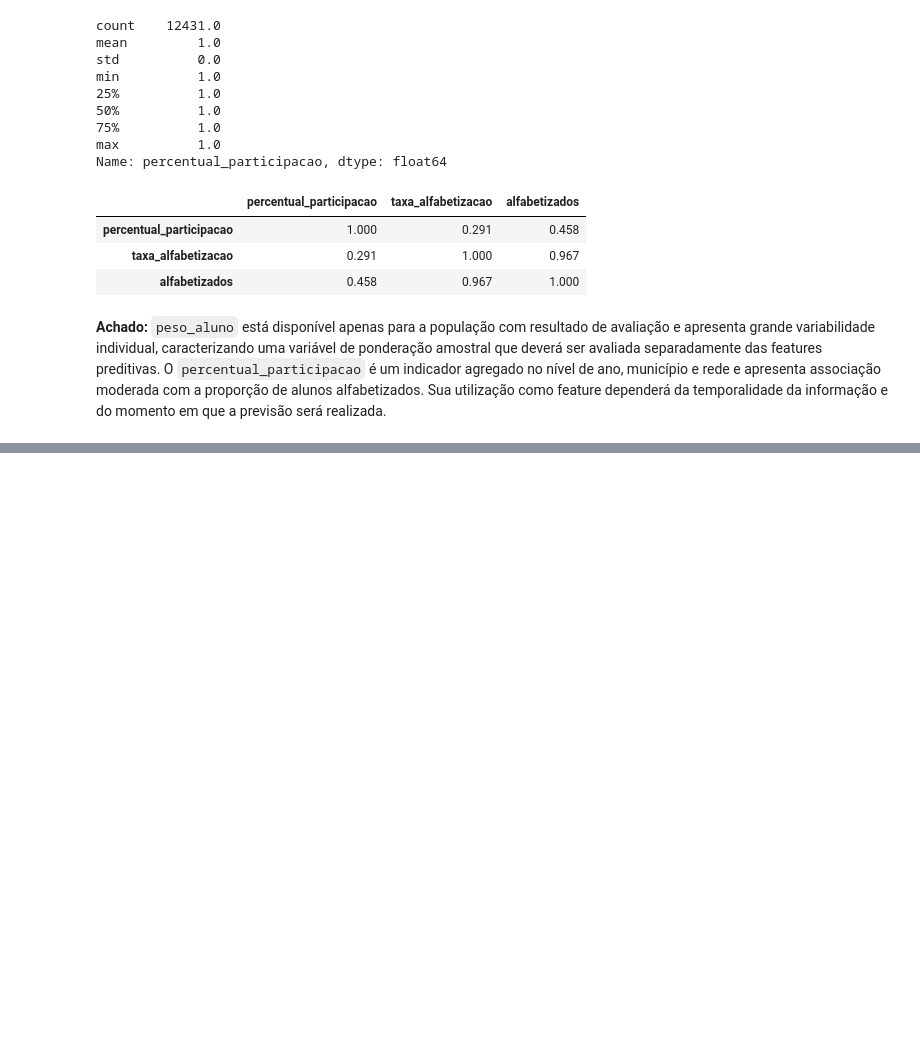
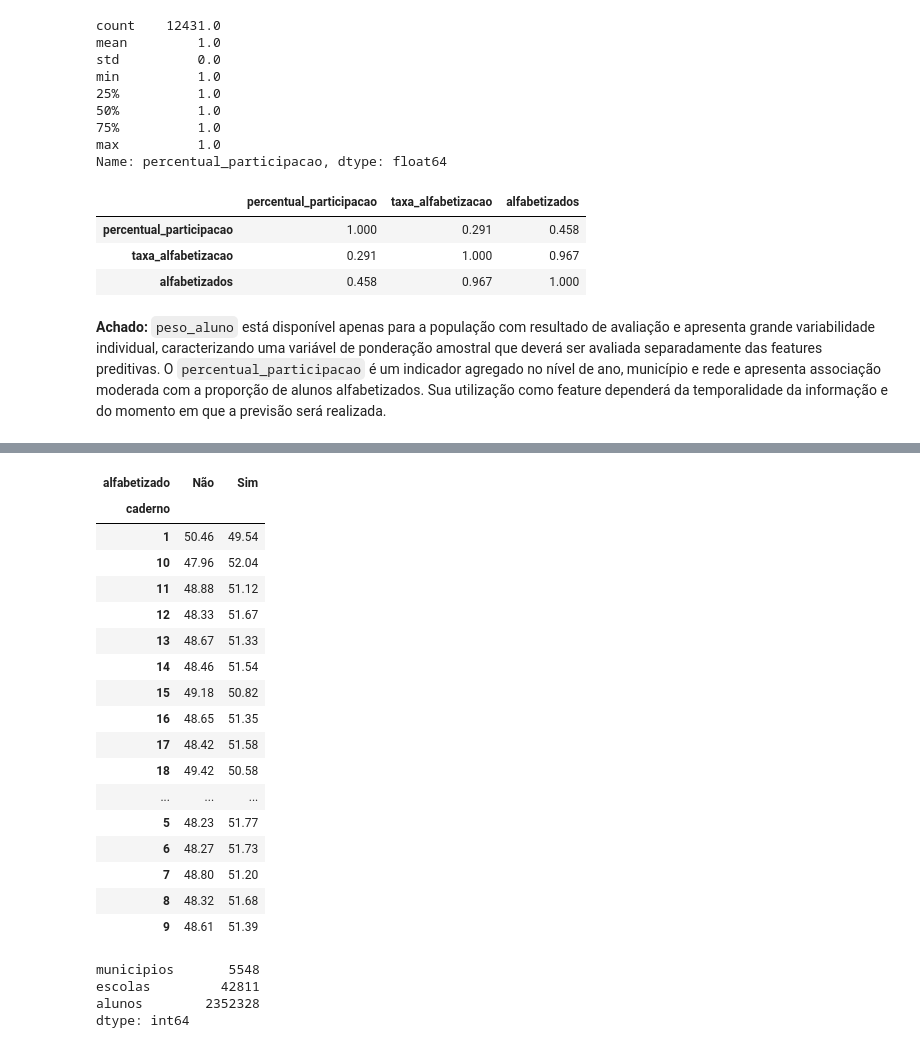
Before and after one commit to erick00denner/tech_challenge_3_alfabetizacao, a Jupyter notebook: notebooks/01_eda_alunos_modelagem.ipynb, the cells around one changed output, grey strips where cells are left out. Saved outputs shown, nothing was run; the diff lists cells and outputs as text; code cells hidden in the pictures; blank space fills up the shorter version.

```diff
--- a/notebooks/01_eda_alunos_modelagem.ipynb
+++ b/notebooks/01_eda_alunos_modelagem.ipynb
@@ -780,0 +844,38 @@ participacao_grupo[
+# %%
+caderno_target = pd.crosstab(
+    df["caderno"],
+    df["alfabetizado"],
+    normalize="index"
+) * 100
+
+caderno_target.round(2)
+# %% [output]
+| alfabetizado | Não | Sim |
+| caderno |  |  |
+| 1 | 50.46 | 49.54 |
+| 10 | 47.96 | 52.04 |
+| 11 | 48.88 | 51.12 |
+| 12 | 48.33 | 51.67 |
+| 13 | 48.67 | 51.33 |
+| 14 | 48.46 | 51.54 |
+| 15 | 49.18 | 50.82 |
+| 16 | 48.65 | 51.35 |
+| 17 | 48.42 | 51.58 |
+| 18 | 49.42 | 50.58 |
+| ... | ... | ... |
+| 5 | 48.23 | 51.77 |
+| 6 | 48.27 | 51.73 |
+| 7 | 48.80 | 51.20 |
+| 8 | 48.32 | 51.68 |
+| 9 | 48.61 | 51.39 |
+# %%
+pd.Series({
+    "municipios": df["id_municipio"].nunique(),
+    "escolas": df["id_escola"].nunique(),
+    "alunos": df["id_aluno"].nunique(),
+})
+# %% [output]
+municipios       5548
+escolas         42811
+alunos        2352328
+dtype: int64
```
Also changed, not shown: parts of 38 cells of this notebook, 3 other files.
